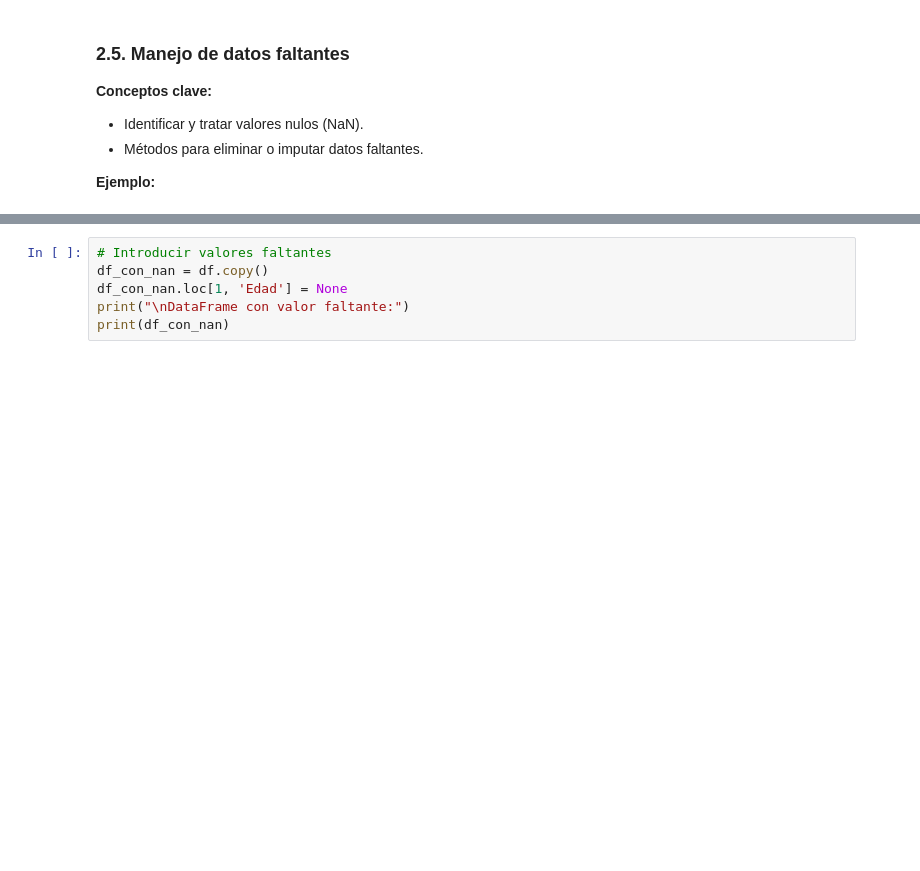
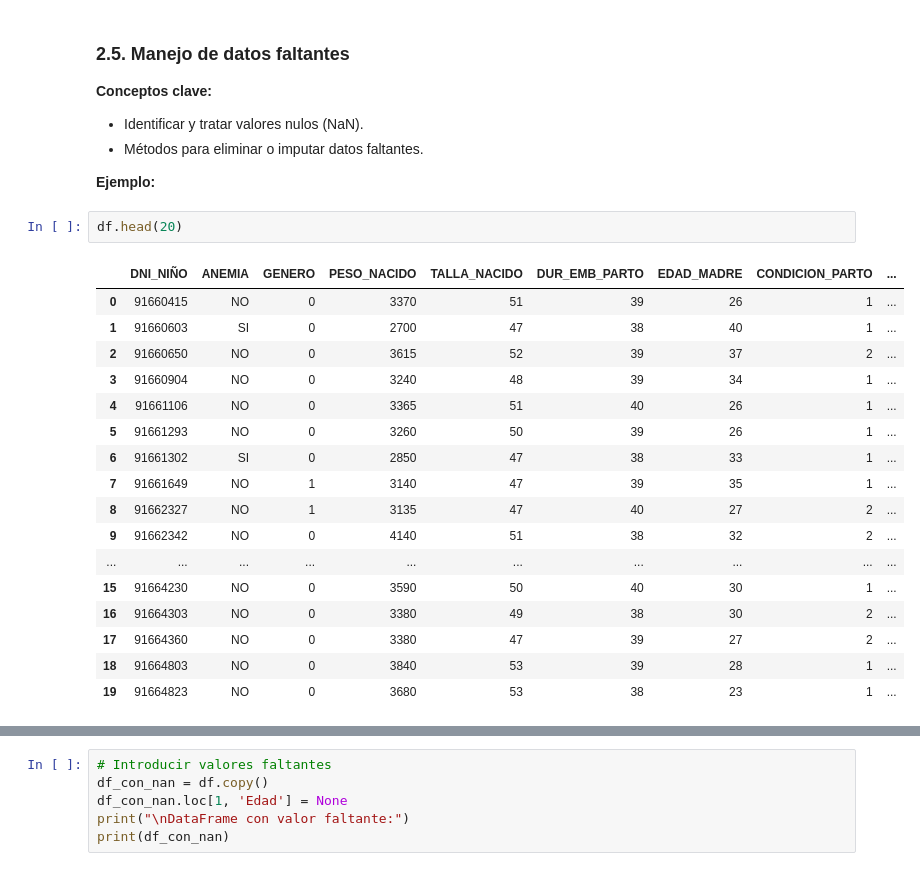
Before and after one commit to gianmarcomejia96/UTEC_PROGRA, a Jupyter notebook: 07_manipulaci_n_de_datos_con_pandas.ipynb, the cells around one changed output, grey strips where cells are left out. Drawn from its saved outputs; the diff is of its cells as text; blank space fills up the shorter version.

```diff
--- a/07_manipulaci_n_de_datos_con_pandas.ipynb
+++ b/07_manipulaci_n_de_datos_con_pandas.ipynb
@@ -610,3 +621,23 @@ print(df_sin_fila)
 - Métodos para eliminar o imputar datos faltantes.
 
 **Ejemplo:**
+# %%
+df.head(20)
+# %% [output]
+|  | DNI_NIÑO | ANEMIA | GENERO | PESO_NACIDO | TALLA_NACIDO | DUR_EMB_PARTO | EDAD_MADRE | CONDICION_PARTO | ... |
+| 0 | 91660415 | NO | 0 | 3370 | 51 | 39 | 26 | 1 | ... |
+| 1 | 91660603 | SI | 0 | 2700 | 47 | 38 | 40 | 1 | ... |
+| 2 | 91660650 | NO | 0 | 3615 | 52 | 39 | 37 | 2 | ... |
+| 3 | 91660904 | NO | 0 | 3240 | 48 | 39 | 34 | 1 | ... |
+| 4 | 91661106 | NO | 0 | 3365 | 51 | 40 | 26 | 1 | ... |
+| 5 | 91661293 | NO | 0 | 3260 | 50 | 39 | 26 | 1 | ... |
+| 6 | 91661302 | SI | 0 | 2850 | 47 | 38 | 33 | 1 | ... |
+| 7 | 91661649 | NO | 1 | 3140 | 47 | 39 | 35 | 1 | ... |
+| 8 | 91662327 | NO | 1 | 3135 | 47 | 40 | 27 | 2 | ... |
+| 9 | 91662342 | NO | 0 | 4140 | 51 | 38 | 32 | 2 | ... |
+| ... | ... | ... | ... | ... | ... | ... | ... | ... | ... |
+| 15 | 91664230 | NO | 0 | 3590 | 50 | 40 | 30 | 1 | ... |
+| 16 | 91664303 | NO | 0 | 3380 | 49 | 38 | 30 | 2 | ... |
+| 17 | 91664360 | NO | 0 | 3380 | 47 | 39 | 27 | 2 | ... |
+| 18 | 91664803 | NO | 0 | 3840 | 53 | 39 | 28 | 1 | ... |
+| 19 | 91664823 | NO | 0 | 3680 | 53 | 38 | 23 | 1 | ... |
```
Also changed, not shown: parts of 35 cells of this notebook.
